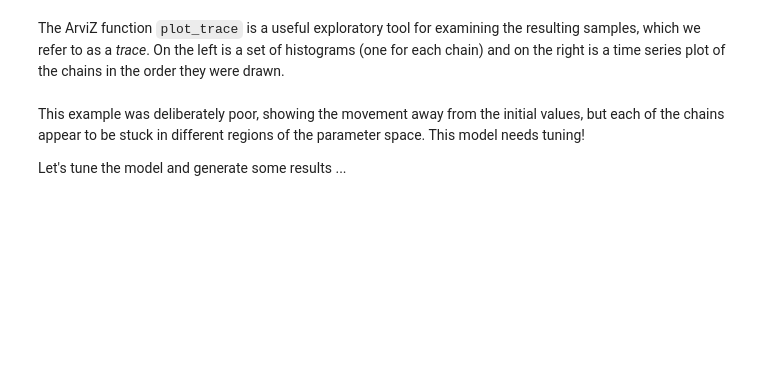
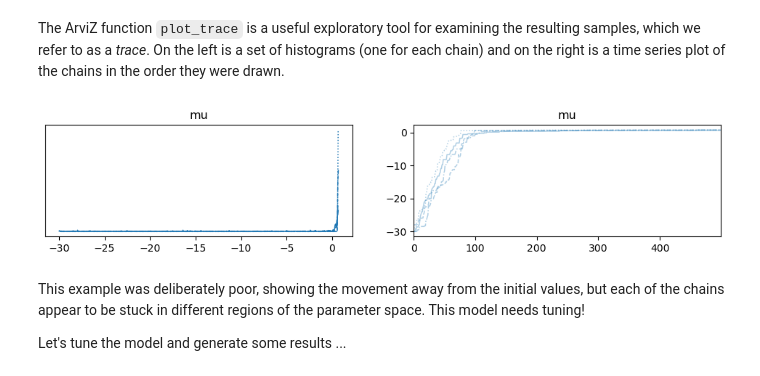
Before and after one commit to fonnesbeck/bayes_pydata_london_2024, a Jupyter notebook: mcmc.ipynb, the cells around one changed output. Saved outputs shown, nothing was run; the diff lists cells and outputs as text; code cells hidden in the pictures; blank space fills up the shorter version.

```diff
--- a/mcmc.ipynb
+++ b/mcmc.ipynb
@@ -80,2 +96,4 @@ coords = {"team": teams}
+# %%
+coords = {"date": date, "fourier_mode": np.arange(2 * n_order)}
 # %% [markdown]
 To make it easier to generate predictions with our model, we will make our inputs **mutable**. It creates symbolic variables in the model, which can be changed after the model is fit.
@@ -203,0 +109,34 @@ controls the total number of MCMC iterations and the `tune` argument that contro
+# %%
+def make_model():
+
+    with pm.Model(coords=coords) as ad_spend_model:
+
+        t = pm.Data("time", time)
+        s = pm.Data("fourier_features", fourier_features)
+        z = pm.Data("spend", spend_scaled)
+        y = pm.Data("sales", sales_scaled)
+
+        ## intercept
+        mu = pm.Normal(name="mu", mu=0, sigma=4)
+
+        ## spend effect
+        beta_spend = pm.HalfNormal(name="beta_spend", sigma=2)
+        ## trend
+        beta_trend = pm.Normal(name="beta_trend", mu=0, sigma=2)
+        ## seasonality
+        beta_fourier = pm.Laplace(name="beta_fourier", mu=0, b=2, dims="fourier_mode")
+
+        sigma = pm.HalfNormal("sigma", 0.5)
+
+        trend = mu + beta_trend * t
+
+        seasonality = pm.Deterministic(
+            "seasonality", pm.math.dot(s, beta_fourier), dims="date"
+        )
+        spend_effect = pm.Deterministic("spend_effect", beta_spend * z, dims="date")
+
+        expected_sales = pm.Deterministic("expected_sales", trend + seasonality + spend_effect, dims="date")
+
+        pm.Normal(name="likelihood", mu=expected_sales, sigma=sigma, observed=y, dims="date")
+
+    return ad_spend_model
@@ -236,4 +230,4 @@ rugby_model.initial_values
 # %%
-with create_rugby_model():
+with make_model():
 
-    initval_trace = pm.sample(draws=500, tune=0, step=pm.Metropolis(), initvals={'eta':-1})
+    initval_trace = pm.sample(draws=500, tune=0, step=pm.Metropolis(), initvals={'mu':-30})
@@ -240,7 +248,9 @@ with create_rugby_model():
 # %% [markdown]
 The ArviZ function `plot_trace` is a useful exploratory tool for examining the resulting samples, which we refer to as a *trace*. On the left is a set of histograms (one for each chain) and on the right is a time series plot of the chains in the order they were drawn.
 # %%
-az.plot_trace(initval_trace, var_names=["eta"]);
+az.plot_trace(initval_trace, var_names=["mu"]);
+# %% [output]
+[figure, added]
 # %% [markdown]
 This example was deliberately poor, showing the movement away from the initial values, but each of the chains appear to be stuck in different regions of the parameter space. This model needs tuning!
 
```
Also changed, not shown: parts of 60 cells of this notebook, 2 other files.
